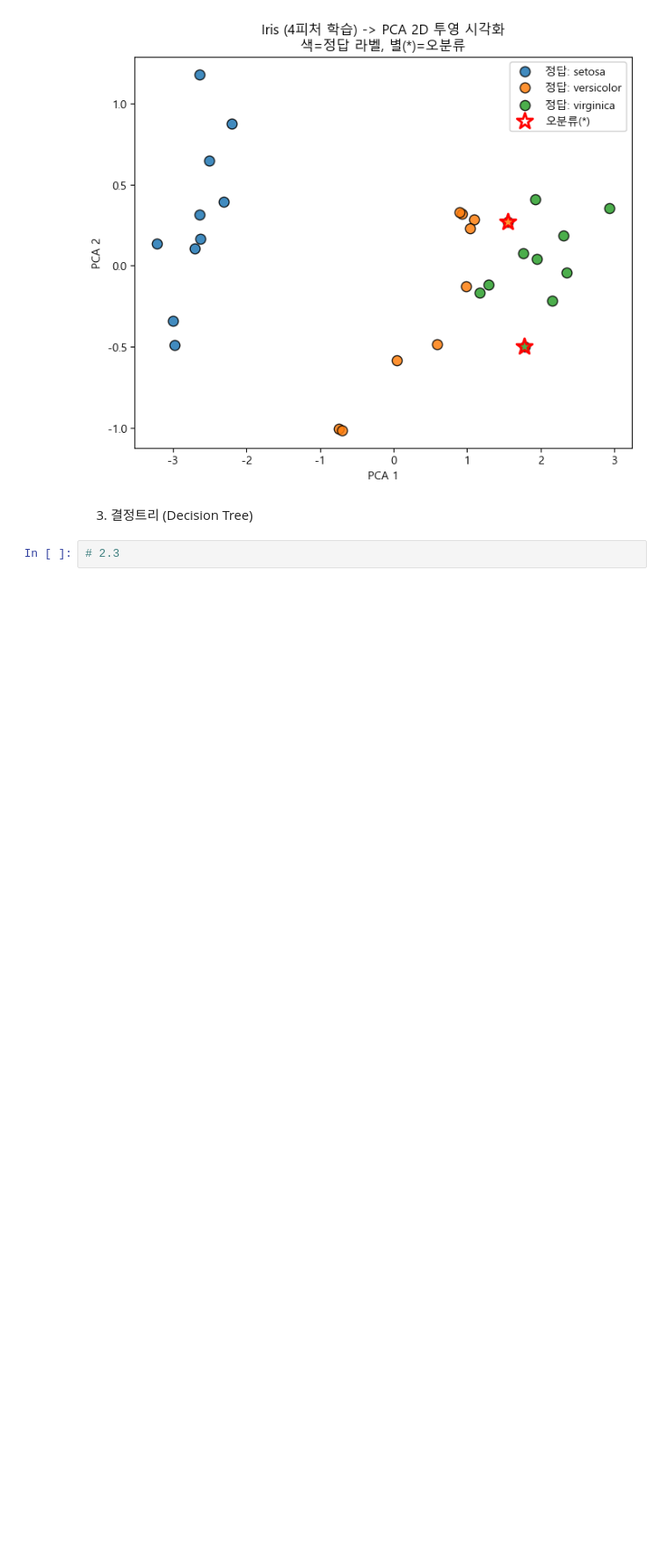
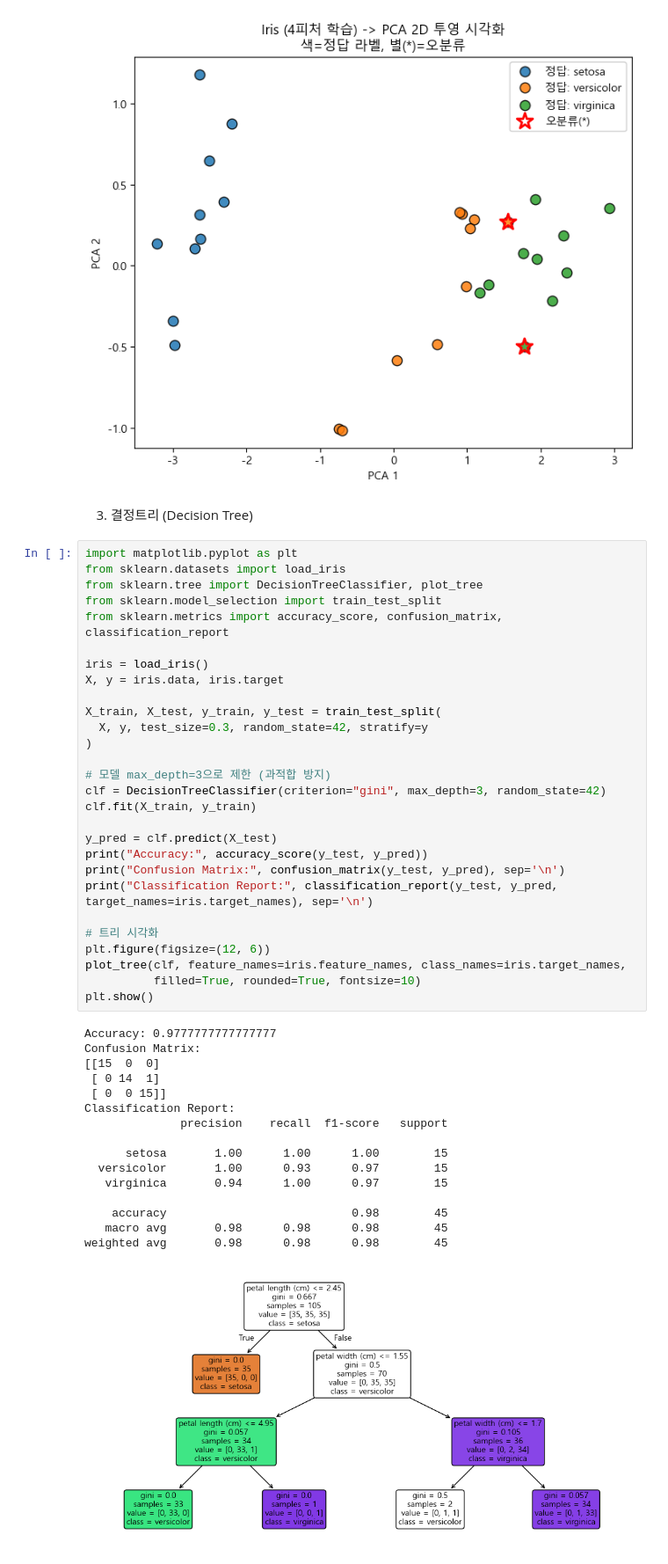
Before and after one commit to atleast10years/ai-ml, a Jupyter notebook: ml_core_algorithms.ipynb, the cells around one changed output. Shown at 88% size. Saved outputs shown, nothing was run; the diff lists cells and outputs as text; blank space fills up the shorter version.

Commit message:
Studied decision-tree, svm, roc-curve/auc

```diff
--- a/ml_core_algorithms.ipynb
+++ b/ml_core_algorithms.ipynb
@@ -227,4 +228,47 @@ weighted avg       0.93      0.93      0.93        30
 # %% [markdown]
 3. 결정트리 (Decision Tree)
 # %%
-# 2.3
+import matplotlib.pyplot as plt
+from sklearn.datasets import load_iris
+from sklearn.tree import DecisionTreeClassifier, plot_tree
+from sklearn.model_selection import train_test_split
+from sklearn.metrics import accuracy_score, confusion_matrix, classification_report
+
+iris = load_iris()
+X, y = iris.data, iris.target
+
+X_train, X_test, y_train, y_test = train_test_split(
+  X, y, test_size=0.3, random_state=42, stratify=y
+)
+
+# 모델 max_depth=3으로 제한 (과적합 방지)
+clf = DecisionTreeClassifier(criterion="gini", max_depth=3, random_state=42)
+clf.fit(X_train, y_train)
+
+y_pred = clf.predict(X_test)
+print("Accuracy:", accuracy_score(y_test, y_pred))
+print("Confusion Matrix:", confusion_matrix(y_test, y_pred), sep='\n')
+print("Classification Report:", classification_report(y_test, y_pred, target_names=iris.target_names), sep='\n')
+
+# 트리 시각화
+plt.figure(figsize=(12, 6))
+plot_tree(clf, feature_names=iris.feature_names, class_names=iris.target_names,
+          filled=True, rounded=True, fontsize=10)
+plt.show()
+# %% [output]
+Accuracy: 0.9777777777777777
+Confusion Matrix:
+[[15  0  0]
+ [ 0 14  1]
+ [ 0  0 15]]
+Classification Report:
+              precision    recall  f1-score   support
+
+      setosa       1.00      1.00      1.00        15
+  versicolor       1.00      0.93      0.97        15
+   virginica       0.94      1.00      0.97        15
+
+    accuracy                           0.98        45
+   macro avg       0.98      0.98      0.98        45
+weighted avg       0.98      0.98      0.98        45
+[figure, added]
```
Also changed, not shown: parts of 8 cells of this notebook, 1 other file.
